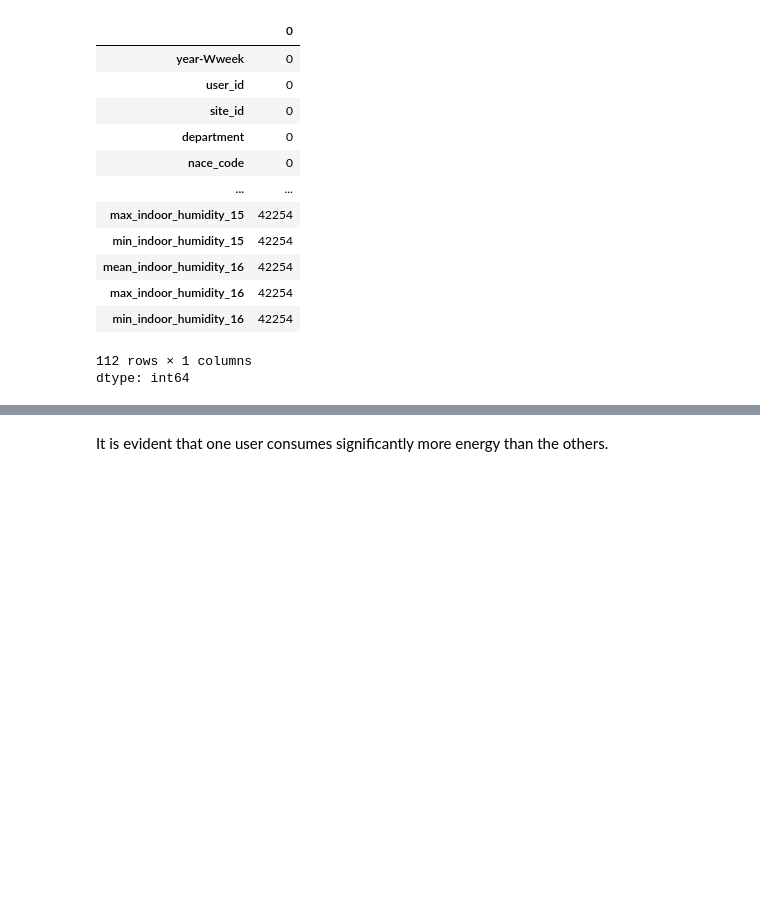
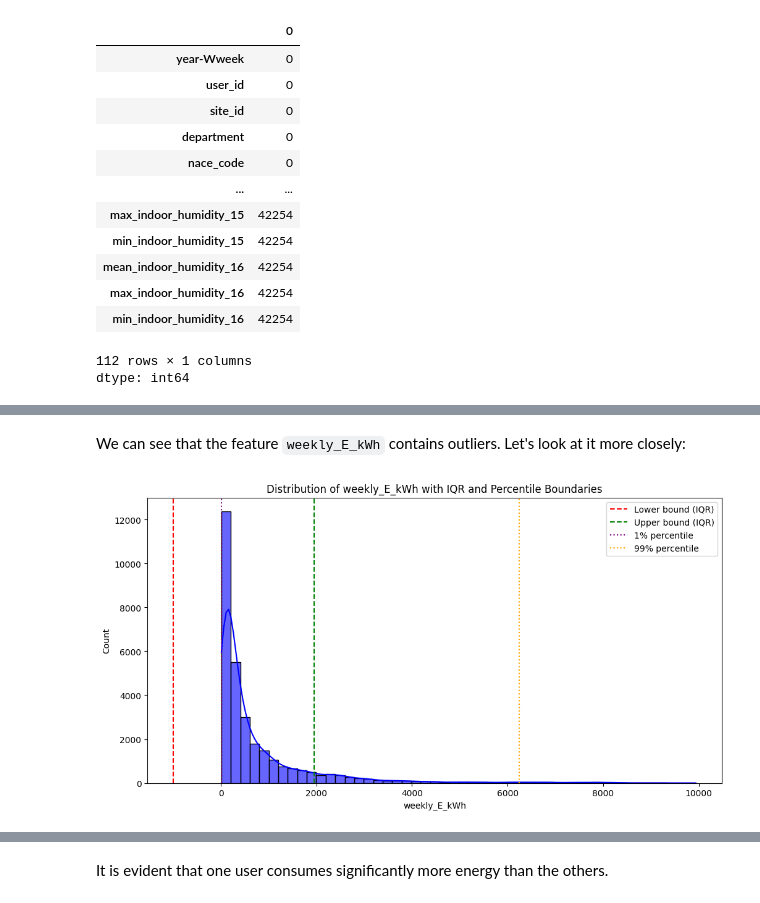
Before and after one commit to izinii/Analysis-and-Optimization-of-Energy-Consumption, a Jupyter notebook: notebook.ipynb, the cells around one changed output, grey strips where cells are left out. Cells and saved outputs as stored; diff of their text form; code cells hidden in the pictures; blank space fills up the shorter version.

```diff
--- a/notebook.ipynb
+++ b/notebook.ipynb
@@ -21,2 +37,2 @@ We aim to use this dataset to predict the weekly energy consumption of a company
 # %%
-data = pd.read_csv('EN_export.csv')
+data = pd.read_csv('dataset.csv')
@@ -216,0 +389,35 @@ The column weekly_E_kWh represent the column that we want to predict, we can't c
+# %% [markdown]
+We can see that the feature `weekly_E_kWh` contains outliers. Let's look at it more closely:
+# %%
+# Define the target column
+target_col = 'weekly_E_kWh'
+
+# Compute percentiles (1% and 99%)
+p1 = np.percentile(data[target_col], 1)
+p99 = np.percentile(data[target_col], 99)
+
+# Compute quartiles and IQR (Interquartile Range)
+Q1 = data[target_col].quantile(0.25)
+Q3 = data[target_col].quantile(0.75)
+IQR = Q3 - Q1
+
+# Define the lower and upper bounds for outlier detection
+lower_bound = Q1 - 1.5 * IQR
+upper_bound = Q3 + 1.5 * IQR
+
+# Plot the distribution with a histogram and density curve
+plt.figure(figsize=(12,6))
+sns.histplot(data[target_col], bins=50, kde=True, color='blue', alpha=0.6)
+
+# Add vertical lines for outlier thresholds
+plt.axvline(lower_bound, color='red', linestyle='dashed', label="Lower bound (IQR)")
+plt.axvline(upper_bound, color='green', linestyle='dashed', label="Upper bound (IQR)")
+plt.axvline(p1, color='purple', linestyle='dotted', label="1% percentile")
+plt.axvline(p99, color='orange', linestyle='dotted', label="99% percentile")
+
+# Add title and legend
+plt.title(f"Distribution of {target_col} with IQR and Percentile Boundaries")
+plt.legend()
+plt.show()
+# %% [output]
+[figure, added]
```
Also changed, not shown: parts of 93 cells of this notebook, 3 other files.
